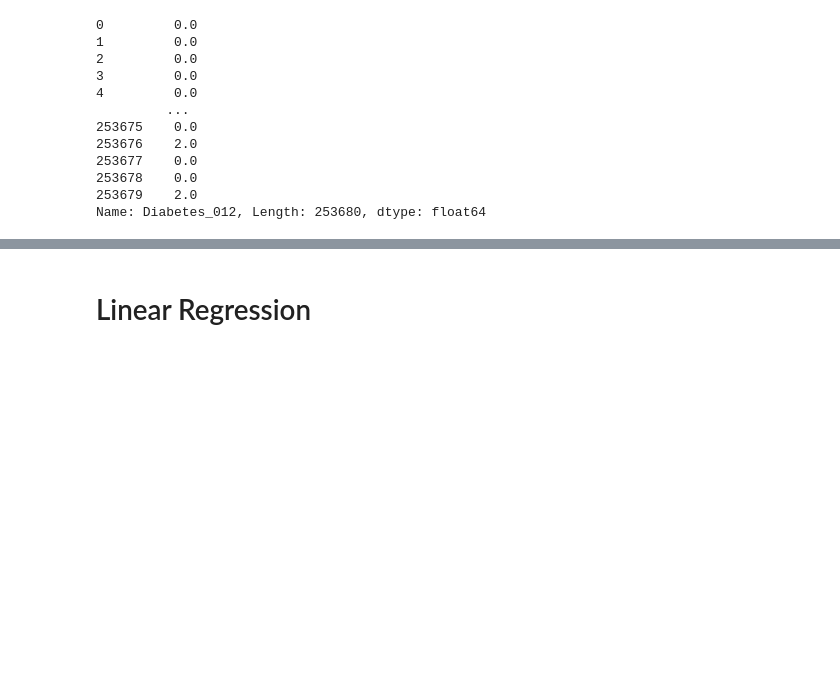
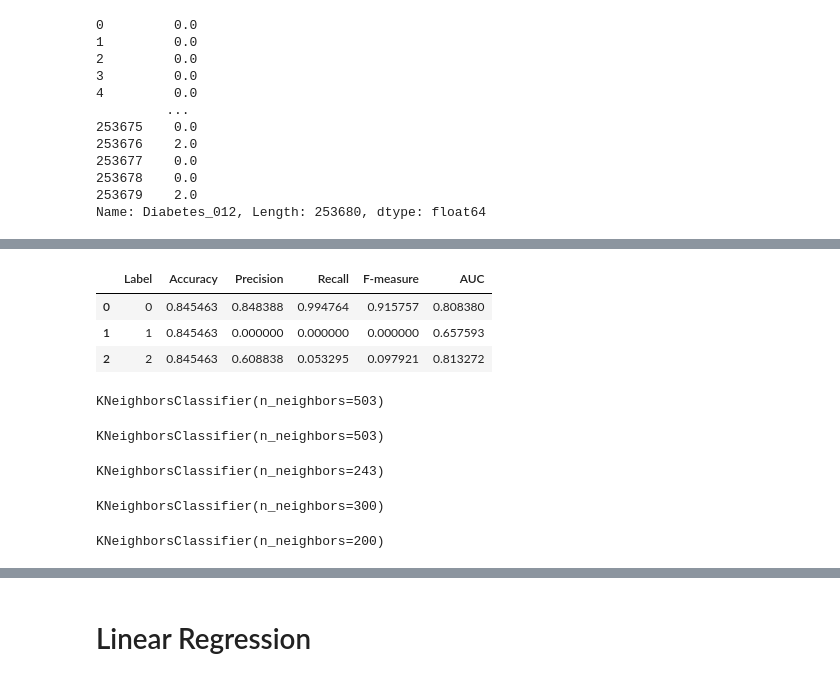
Before and after one commit to MrSykoPath/Diabetes-Detection, a Jupyter notebook: Phase 3/phase_3.ipynb, the cells around one changed output, grey strips where cells are left out. Drawn from its saved outputs; the diff is of its cells as text; code cells hidden in the pictures; blank space fills up the shorter version.

```diff
--- a/Phase 3/phase_3.ipynb
+++ b/Phase 3/phase_3.ipynb
@@ -131,4 +444,33 @@ print(grid_search.best_params_)
+# %%
+results_df_200_n
+# %% [output]
+|  | Label | Accuracy | Precision | Recall | F-measure | AUC |
+| 0 | 0 | 0.845463 | 0.848388 | 0.994764 | 0.915757 | 0.808380 |
+| 1 | 1 | 0.845463 | 0.000000 | 0.000000 | 0.000000 | 0.657593 |
+| 2 | 2 | 0.845463 | 0.608838 | 0.053295 | 0.097921 | 0.813272 |
+# %%
+knn_root_n = KNeighborsClassifier(n_neighbors=math.floor(math.sqrt(len(df_knn))))
+knn_root_n.fit(X_train,y_train)
+# %% [output]
+KNeighborsClassifier(n_neighbors=503)
+# %%
+knn_log_n = KNeighborsClassifier(n_neighbors=math.floor(math.sqrt(len(df_knn))))
+knn_log_n.fit(X_train,y_train)
+# %% [output]
+KNeighborsClassifier(n_neighbors=503)
 # %%
-knn = KNeighborsClassifier(**grid_search.best_params_)
-knn.fit(X_train,y_train)
+knn_mid_1 = KNeighborsClassifier(n_neighbors=243)
+knn_mid_1.fit(X_train,y_train)
+# %% [output]
+KNeighborsClassifier(n_neighbors=243)
+# %%
+knn_mid_2 = KNeighborsClassifier(n_neighbors=300)
+knn_mid_2.fit(X_train,y_train)
+# %% [output]
+KNeighborsClassifier(n_neighbors=300)
+# %%
+knn_mid_3 = KNeighborsClassifier(n_neighbors=200)
+knn_mid_3.fit(X_train,y_train)
+# %% [output]
+KNeighborsClassifier(n_neighbors=200)
 # %%
```
Also changed, not shown: parts of 61 cells of this notebook.
